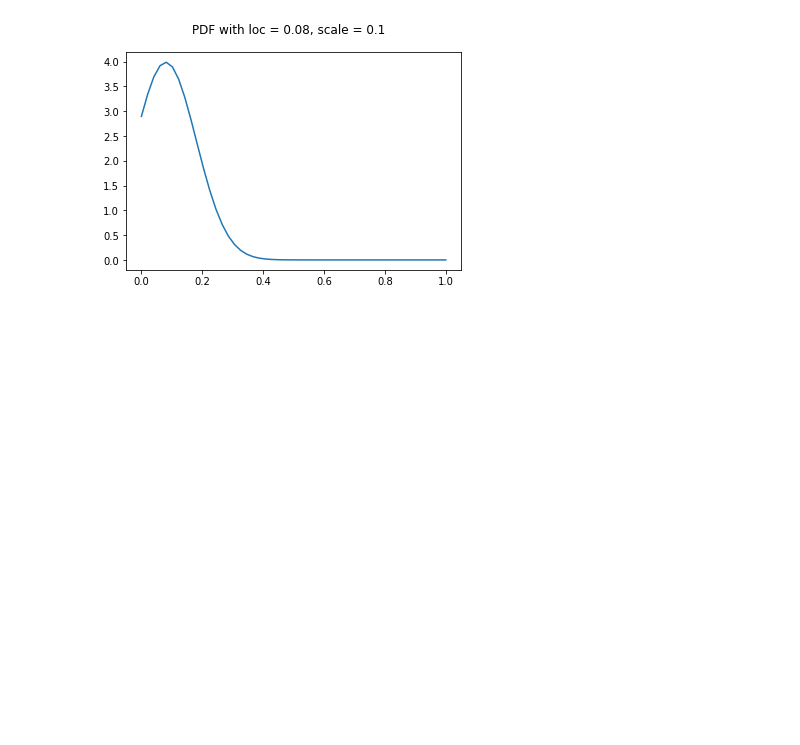
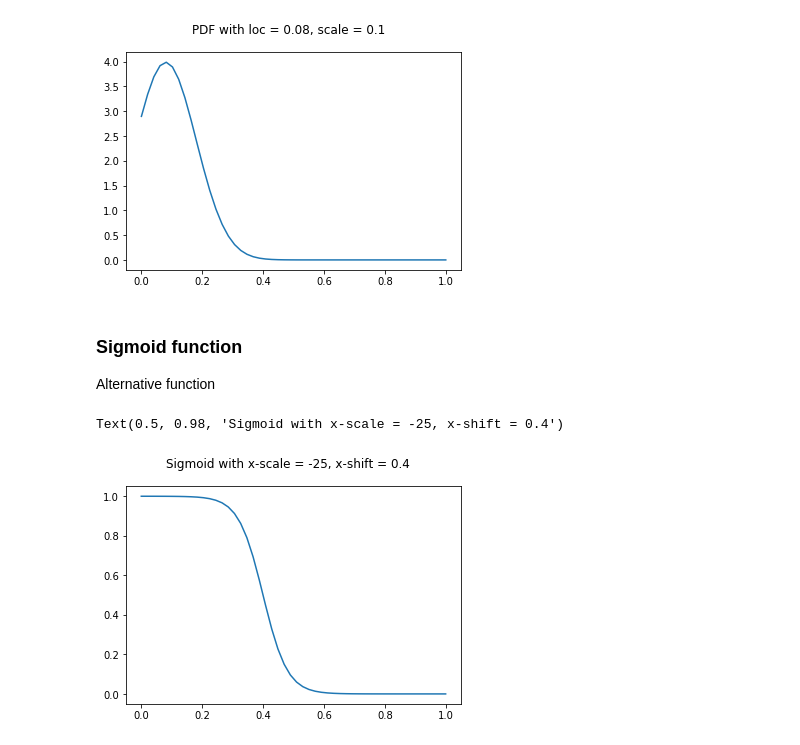
Before and after one commit to willhunt/traffic_light_classifier, a Jupyter notebook: notebook_explore_mask_size_as_feature.ipynb, the cells around one changed output. Drawn from its saved outputs; the diff is of its cells as text; code cells hidden in the pictures; blank space fills up the shorter version.

Commit message:
Commit before trying sigmoid instead of pdf for masksize classification. Added to expore mask size notebook to inspect sigmoid function.

```diff
--- a/notebook_explore_mask_size_as_feature.ipynb
+++ b/notebook_explore_mask_size_as_feature.ipynb
@@ -33,3 +33,21 @@ fig.suptitle("PDF with loc = {0}, scale = {1}".format(mean, scale))
 # %% [output]
 Text(0.5, 0.98, 'PDF with loc = 0.08, scale = 0.1')
 [figure]
+# %% [markdown]
+### Sigmoid function
+Alternative function
+# %%
+def sigmoid(X, x_scale=1, x_shift=0):
+    X_new = (X + x_shift) * x_scale
+    return 1 / (1 + np.exp(-X_new))
+# %%
+x = np.linspace(0, 1)
+x_shift = 0.4
+x_scale = -25
+y = sigmoid(x, x_scale, x_shift)
+fig, ax = plt.subplots(1, 1)
+ax.plot(x, y)
+fig.suptitle("Sigmoid with x-scale = {0}, x-shift = {1}".format(x_scale, x_shift))
+# %% [output]
+Text(0.5, 0.98, 'Sigmoid with x-scale = -25, x-shift = 0.4')
+[figure, added]
```
Also changed, not shown: 2 other files.
